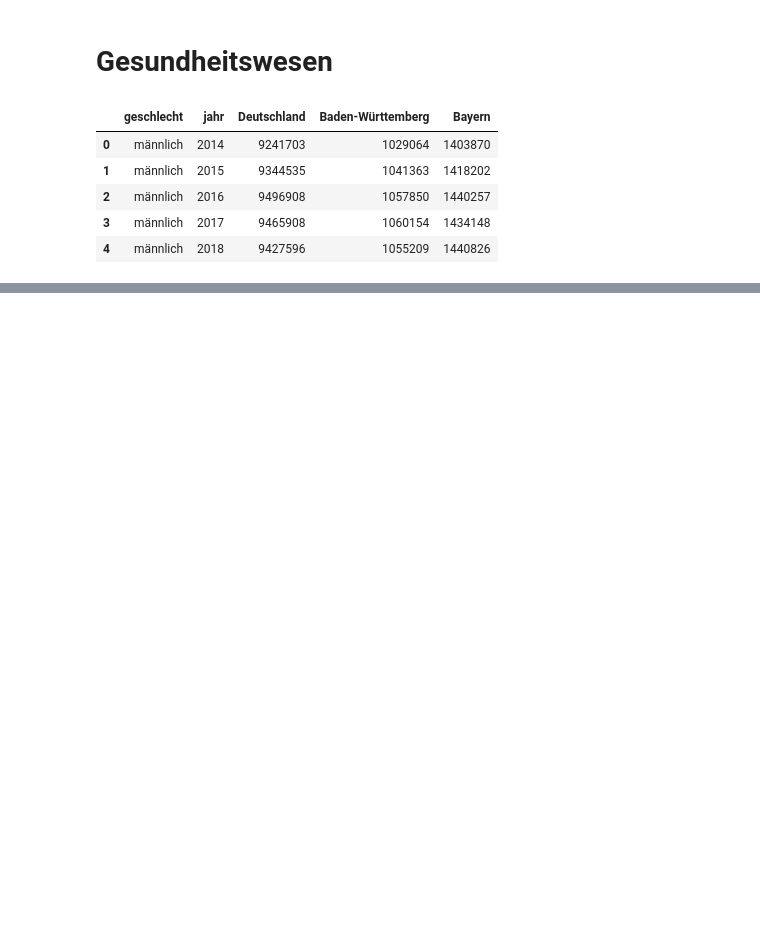
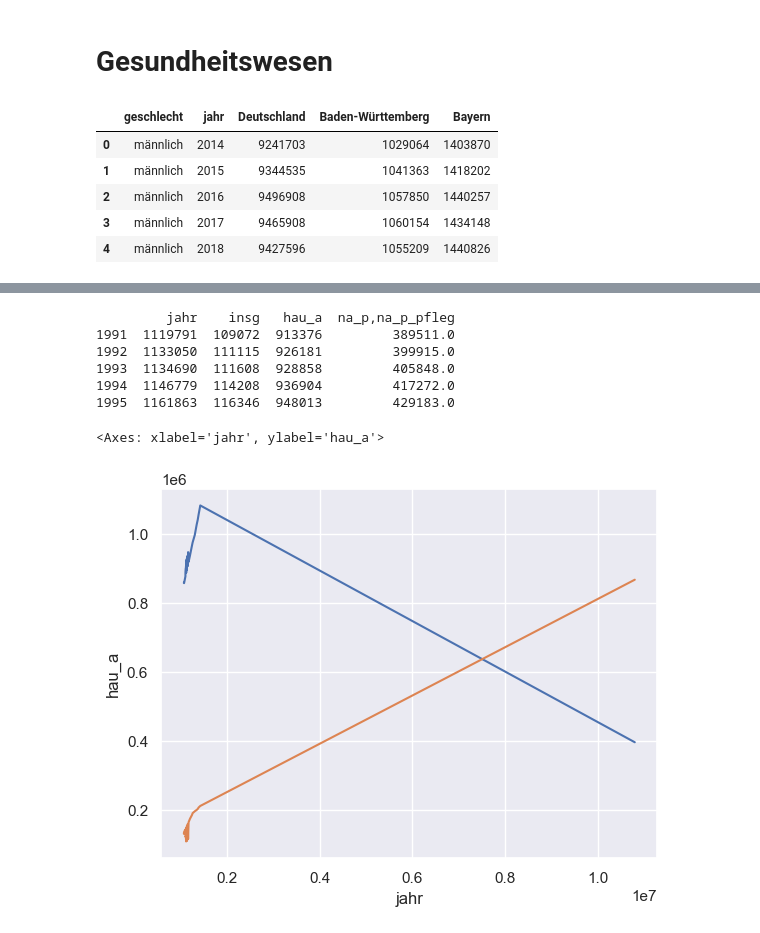
Before and after one commit to SchrodtSven/hca, a Jupyter notebook: index.ipynb, the cells around one changed output, grey strips where cells are left out. Cells and saved outputs as stored; diff of their text form; code cells hidden in the pictures; blank space fills up the shorter version.

Commit message:
Helper functions, sanitized data

```diff
--- a/index.ipynb
+++ b/index.ipynb
@@ -98,0 +96,14 @@ Index(['jahr', 'anz_kh', 'bett', 'bett_100k', 'pat', 'pat_100k', 'ber_bch',
+# %%
+df = pd.read_csv('data/23111-0002_de_san.csv', sep=";")
+print(df.head())
+sns.lineplot(data=df, x='jahr', y='hau_a')
+sns.lineplot(data=df, x='jahr', y='insg')
+# %% [output]
+         jahr    insg   hau_a  na_p,na_p_pfleg
+1991  1119791  109072  913376         389511.0
+1992  1133050  111115  926181         399915.0
+1993  1134690  111608  928858         405848.0
+1994  1146779  114208  936904         417272.0
+1995  1161863  116346  948013         429183.0
+<Axes: xlabel='jahr', ylabel='hau_a'>
+[figure, added]
```
Also changed, not shown: parts of 1 cell of this notebook, 5 other files.
